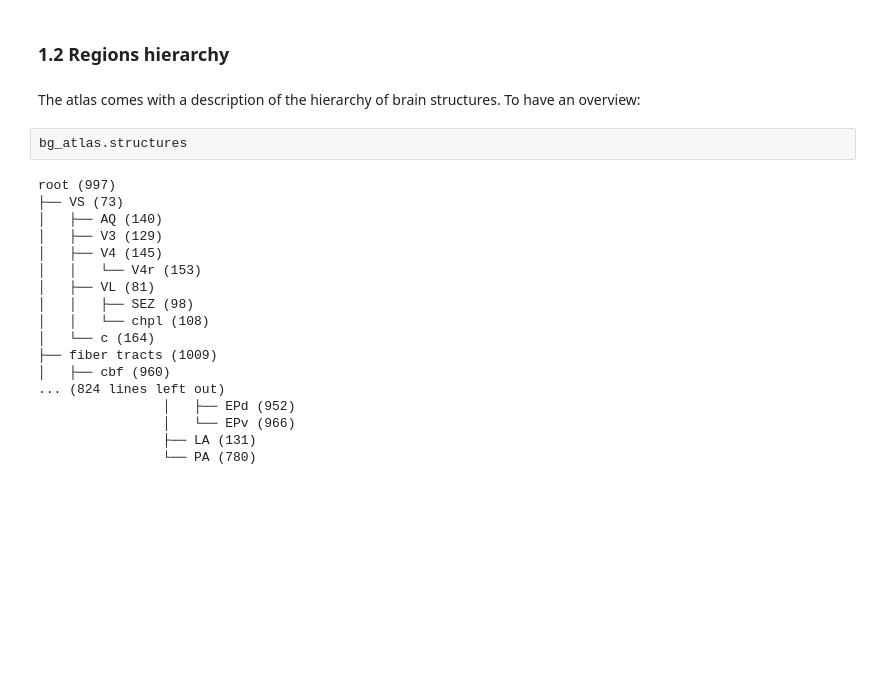
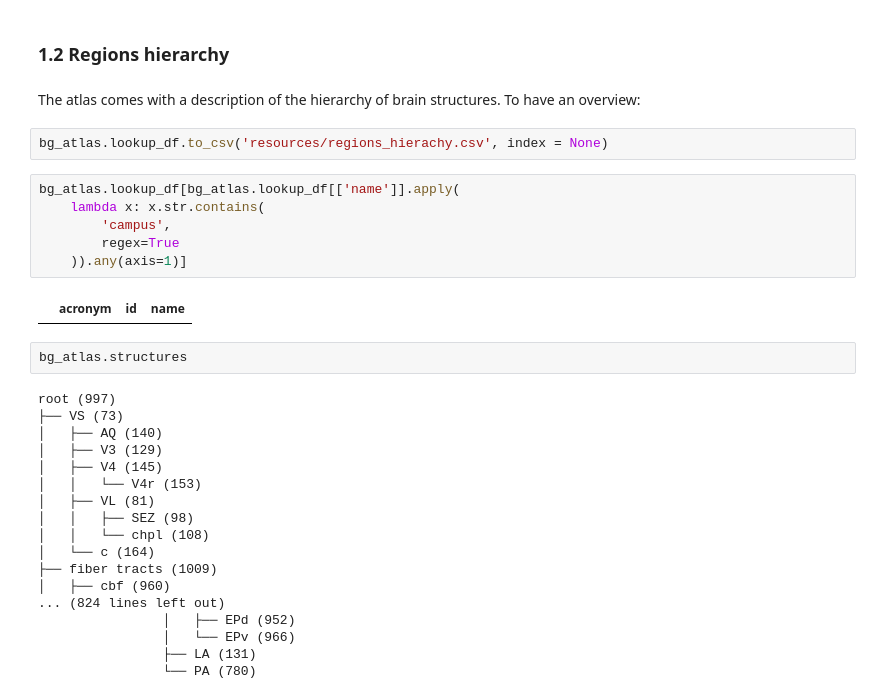
Before and after one commit to jhahncs/brain-slice-render, a Jupyter notebook: Atlas API usage.ipynb, the cells around one changed output. Cells and saved outputs as stored; diff of their text form; blank space fills up the shorter version.

```diff
--- a/Atlas API usage.ipynb
+++ b/Atlas API usage.ipynb
@@ -119,6 +119,16 @@ for i, (plane, labels) in enumerate(zip(space.sections, space.axis_labels)):
 ### 1.2 Regions hierarchy
 # %% [markdown]
 The atlas comes with a description of the hierarchy of brain structures. To have an overview:
+# %%
+bg_atlas.lookup_df.to_csv('resources/regions_hierachy.csv', index = None)
+# %%
+bg_atlas.lookup_df[bg_atlas.lookup_df[['name']].apply(
+    lambda x: x.str.contains(
+        'campus',
+        regex=True
+    )).any(axis=1)]
+# %% [output]
+|  | acronym | id | name |
 # %%
 bg_atlas.structures
 # %% [output]
```
Also changed, not shown: parts of 1 cell of this notebook, 5 other files.
